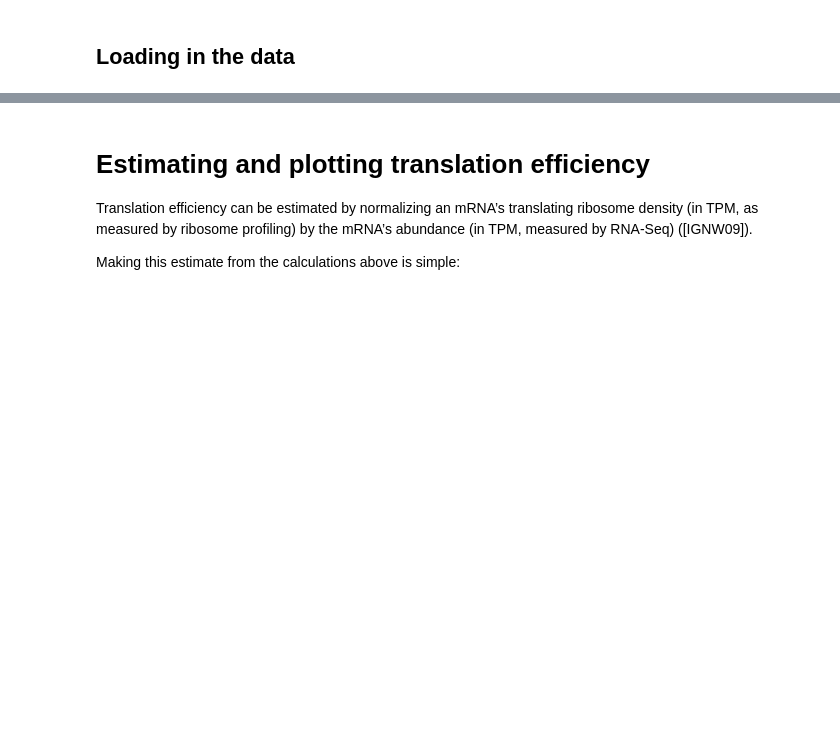
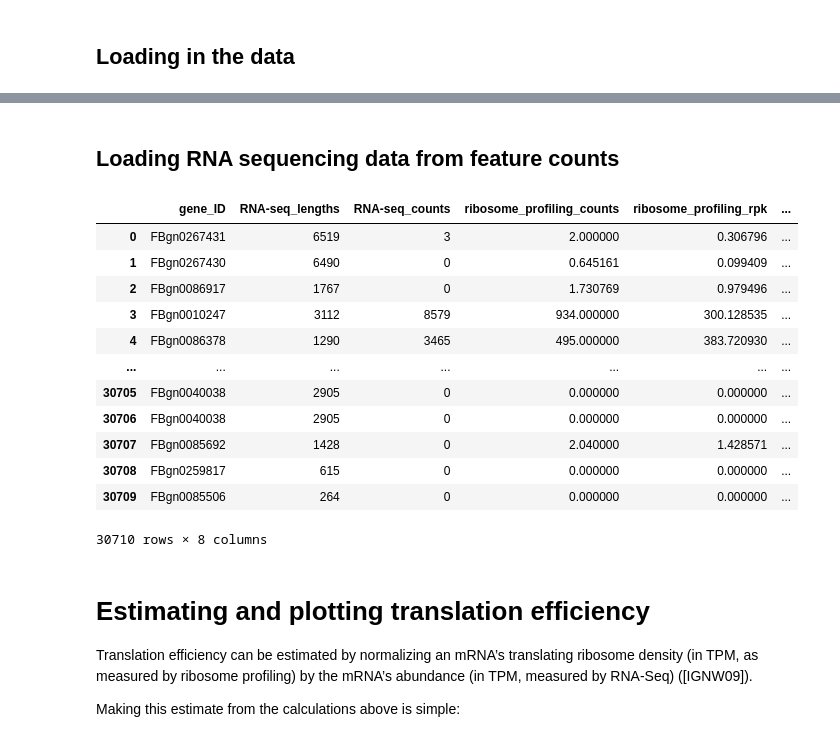
Before and after one commit to Raif-fl/Fall_2021_Work_journal, a Jupyter notebook: TE_table/Plastid_TE_table.ipynb, the cells around one changed output, grey strips where cells are left out. Saved outputs shown, nothing was run; the diff lists cells and outputs as text; code cells hidden in the pictures; blank space fills up the shorter version.

```diff
--- a/TE_table/Plastid_TE_table.ipynb
+++ b/TE_table/Plastid_TE_table.ipynb
@@ -122,0 +109,10 @@ df = pd.DataFrame(my_data)
+# %% [markdown]
+## Loading RNA sequencing data from feature counts
+# %%
+feature_counts = pd.read_csv('/home/keeganfl/Desktop/Work_Fall_2021/counts_control_RNA_3_original.txt', delimiter = "\t", comment='#')
+# %%
+cols = ["Geneid","Length","control_RNA_3_Aligned.sortedByCoord.out.bam"]
+feature_counts = feature_counts[cols]
+# %%
+feature_counts.rename(columns = {"control_RNA_3_Aligned.sortedByCoord.out.bam" : "RNA-seq_counts",
+                                "Length" : "RNA-seq_lengths", "Geneid" : "gene_ID"}, inplace = True)
@@ -122,0 +121,16 @@ df = pd.DataFrame(my_data)
+# %%
+df_merged
+# %% [output]
+|  | gene_ID | RNA-seq_lengths | RNA-seq_counts | ribosome_profiling_counts | ribosome_profiling_rpk | ... |
+| 0 | FBgn0267431 | 6519 | 3 | 2.000000 | 0.306796 | ... |
+| 1 | FBgn0267430 | 6490 | 0 | 0.645161 | 0.099409 | ... |
+| 2 | FBgn0086917 | 1767 | 0 | 1.730769 | 0.979496 | ... |
+| 3 | FBgn0010247 | 3112 | 8579 | 934.000000 | 300.128535 | ... |
+| 4 | FBgn0086378 | 1290 | 3465 | 495.000000 | 383.720930 | ... |
+| ... | ... | ... | ... | ... | ... | ... |
+| 30705 | FBgn0040038 | 2905 | 0 | 0.000000 | 0.000000 | ... |
+| 30706 | FBgn0040038 | 2905 | 0 | 0.000000 | 0.000000 | ... |
+| 30707 | FBgn0085692 | 1428 | 0 | 2.040000 | 1.428571 | ... |
+| 30708 | FBgn0259817 | 615 | 0 | 0.000000 | 0.000000 | ... |
+| 30709 | FBgn0085506 | 264 | 0 | 0.000000 | 0.000000 | ... |
+30710 rows × 8 columns
```
Also changed, not shown: parts of 50 cells of this notebook, 5 other files.
